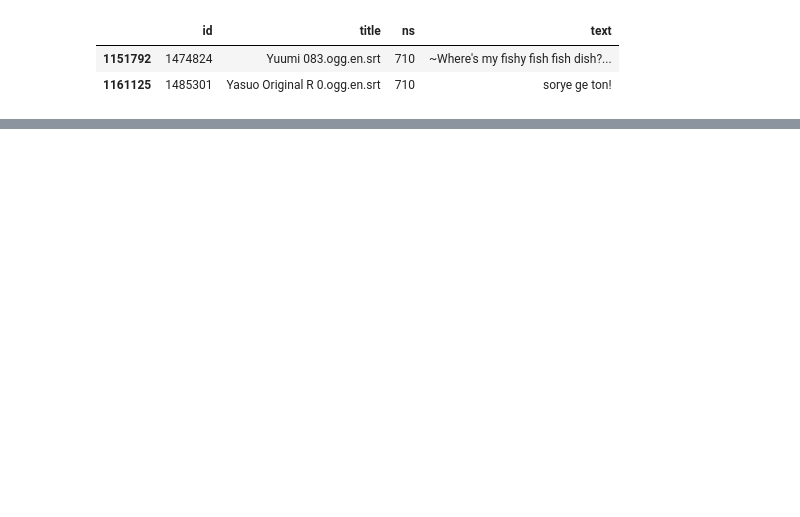
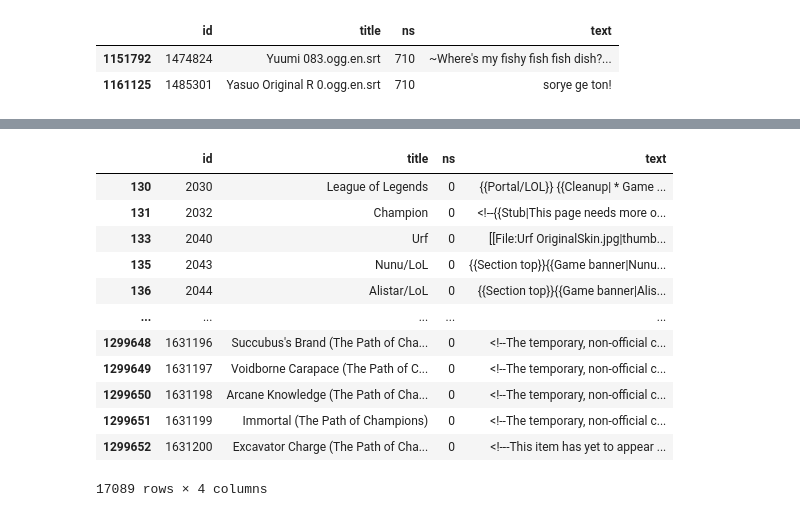
Before and after one commit to M-Ali-ML/Loreer, a Jupyter notebook: 00-parse_xml_dumb.ipynb, the cells around one changed output, grey strips where cells are left out. Saved outputs shown, nothing was run; the diff lists cells and outputs as text; code cells hidden in the pictures; blank space fills up the shorter version.

```diff
--- a/00-parse_xml_dumb.ipynb
+++ b/00-parse_xml_dumb.ipynb
@@ -176,2 +244,18 @@ df[df["ns"] == 710]
+# %%
+df
+# %% [output]
+|  | id | title | ns | text |
+| 130 | 2030 | League of Legends | 0 | {{Portal/LOL}} {{Cleanup| * Game ... |
+| 131 | 2032 | Champion | 0 | <!--{{Stub|This page needs more o... |
+| 133 | 2040 | Urf | 0 | [[File:Urf OriginalSkin.jpg|thumb... |
+| 135 | 2043 | Nunu/LoL | 0 | {{Section top}}{{Game banner|Nunu... |
+| 136 | 2044 | Alistar/LoL | 0 | {{Section top}}{{Game banner|Alis... |
+| ... | ... | ... | ... | ... |
+| 1299648 | 1631196 | Succubus's Brand (The Path of Cha... | 0 | <!--The temporary, non-official c... |
+| 1299649 | 1631197 | Voidborne Carapace (The Path of C... | 0 | <!--The temporary, non-official c... |
+| 1299650 | 1631198 | Arcane Knowledge (The Path of Cha... | 0 | <!--The temporary, non-official c... |
+| 1299651 | 1631199 | Immortal (The Path of Champions) | 0 | <!--The temporary, non-official c... |
+| 1299652 | 1631200 | Excavator Charge (The Path of Cha... | 0 | <!---This item has yet to appear ... |
+17089 rows × 4 columns
 # %%
 df.to_csv("data/parsed_cleaned_data.csv", index=False)
```
Also changed, not shown: parts of 10 cells of this notebook, 3 other files.
